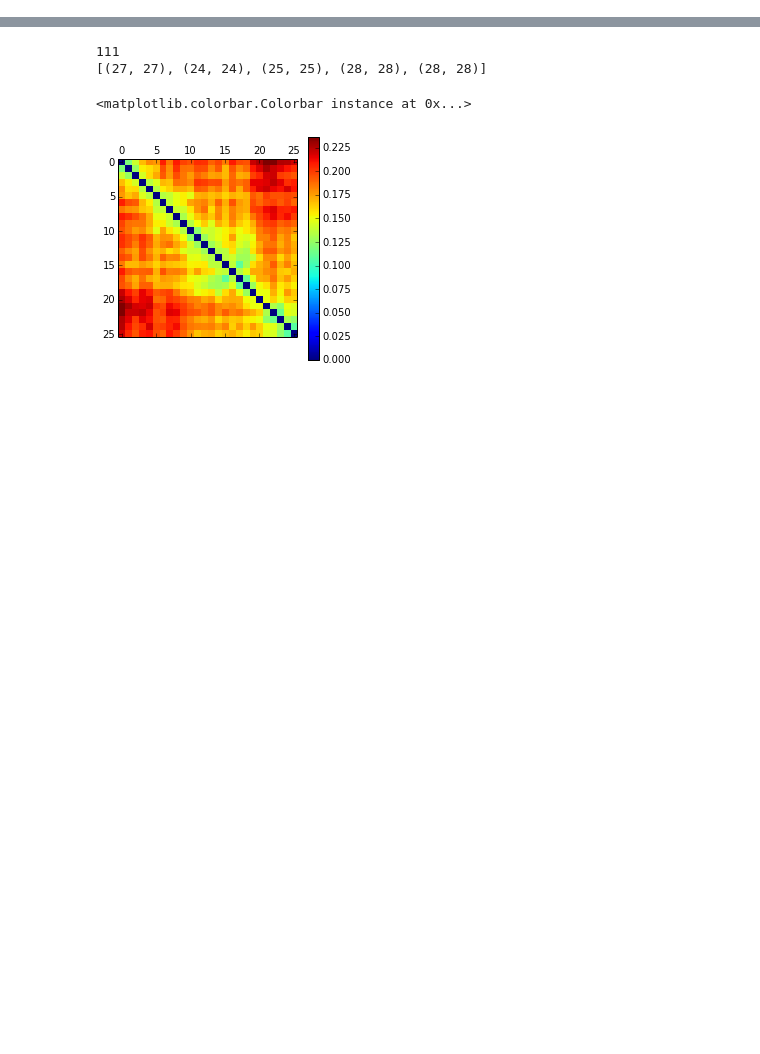
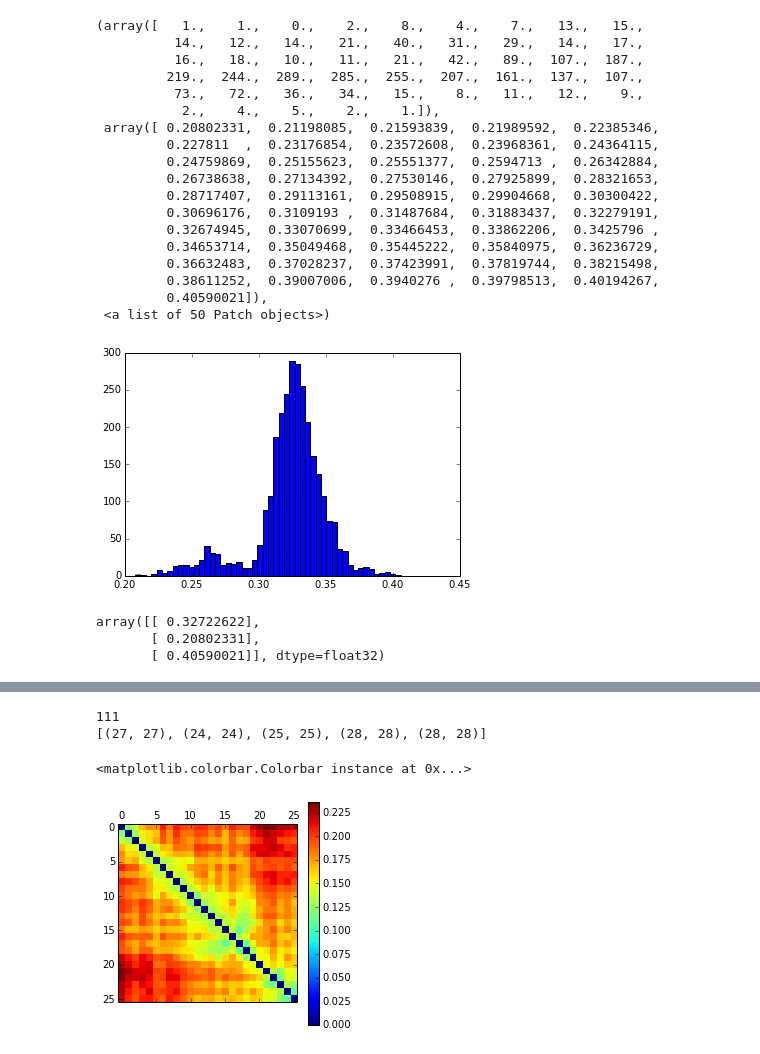
Before and after one commit to ChayaSt/exacycleGPCR, a Jupyter notebook: MSMbuildGPCR.ipynb, the cells around one changed output, grey strips where cells are left out. Drawn from its saved outputs; the diff is of its cells as text; code cells hidden in the pictures; blank space fills up the shorter version.

```diff
--- a/MSMbuildGPCR.ipynb
+++ b/MSMbuildGPCR.ipynb
@@ -14,0 +35,30 @@ PDB=('/Volumes/MyPassport/exacycleGPCR/GPCR_NatureChemistry/reference-structures
+# %%
+hist(rmsdCrystal[0], bins=50)
+# %% [output]
+(array([   1.,    1.,    0.,    2.,    8.,    4.,    7.,   13.,   15.,
+          14.,   12.,   14.,   21.,   40.,   31.,   29.,   14.,   17.,
+          16.,   18.,   10.,   11.,   21.,   42.,   89.,  107.,  187.,
+         219.,  244.,  289.,  285.,  255.,  207.,  161.,  137.,  107.,
+          73.,   72.,   36.,   34.,   15.,    8.,   11.,   12.,    9.,
+           2.,    4.,    5.,    2.,    1.]),
+ array([ 0.20802331,  0.21198085,  0.21593839,  0.21989592,  0.22385346,
+         0.227811  ,  0.23176854,  0.23572608,  0.23968361,  0.24364115,
+         0.24759869,  0.25155623,  0.25551377,  0.2594713 ,  0.26342884,
+         0.26738638,  0.27134392,  0.27530146,  0.27925899,  0.28321653,
+         0.28717407,  0.29113161,  0.29508915,  0.29904668,  0.30300422,
+         0.30696176,  0.3109193 ,  0.31487684,  0.31883437,  0.32279191,
+         0.32674945,  0.33070699,  0.33466453,  0.33862206,  0.3425796 ,
+         0.34653714,  0.35049468,  0.35445222,  0.35840975,  0.36236729,
+         0.36632483,  0.37028237,  0.37423991,  0.37819744,  0.38215498,
+         0.38611252,  0.39007006,  0.3940276 ,  0.39798513,  0.40194267,
+         0.40590021]),
+ <a list of 50 Patch objects>)
+[figure, added]
+# %%
+rmsdCluster=KCenters(n_clusters=3)
+fit=rmsdCluster.fit(datareshape)
+fit.cluster_centers_
+# %% [output]
+array([[ 0.32722622],
+       [ 0.20802331],
+       [ 0.40590021]], dtype=float32)
```
Also changed, not shown: parts of 24 cells of this notebook.
